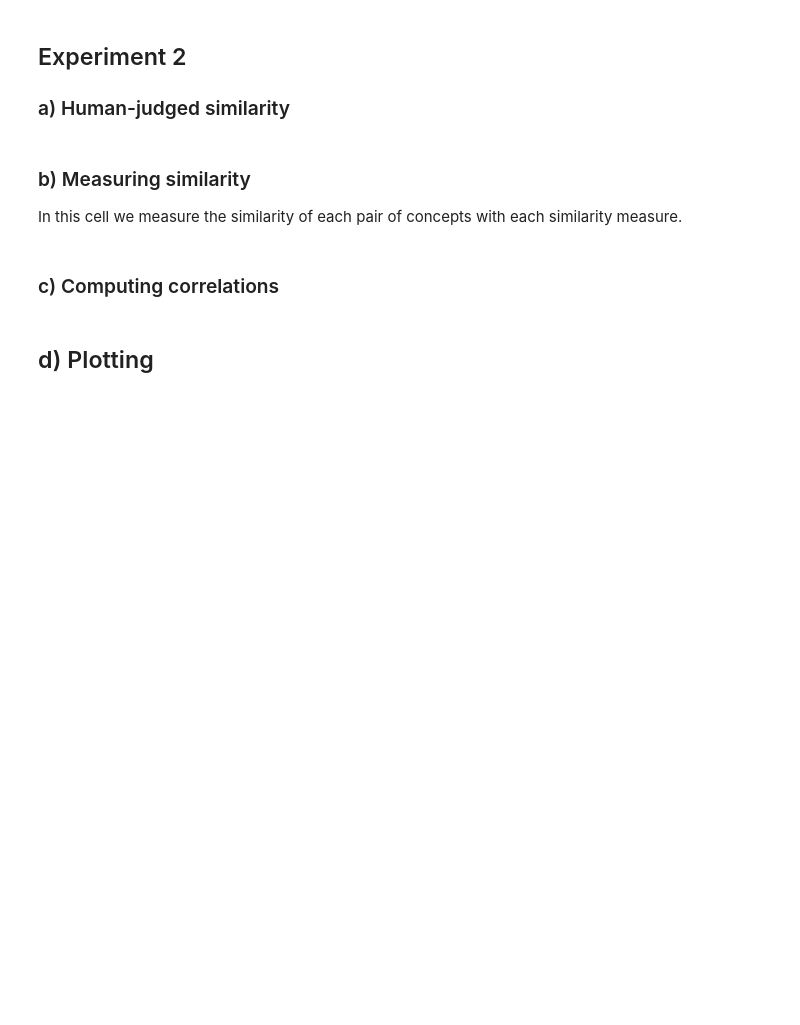
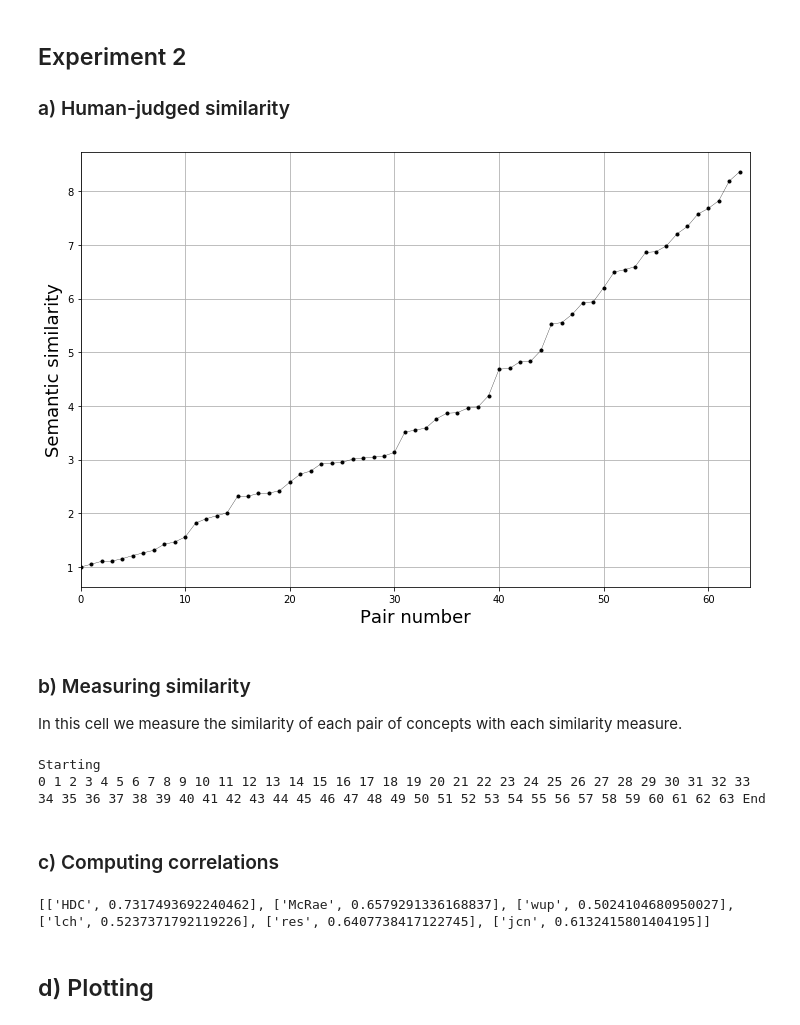
Before and after one commit to jobquiroz/VSA_concepts, a Jupyter notebook: Code/Experiments.ipynb, the cells around one changed output. Saved outputs shown, nothing was run; the diff lists cells and outputs as text; code cells hidden in the pictures; blank space fills up the shorter version.

Commit message:
small changes to plots

```diff
--- a/Code/Experiments.ipynb
+++ b/Code/Experiments.ipynb
@@ -100,47 +110,51 @@ def ListofPairs (number):
     df = pd.read_excel(exp_file)
     if number > 0:
         string = 'Q' + str(number)
     else:
         string = 'average'
     # 1) List of concepts
     ordered = df.sort_values(by=string)
     c1 = map(str, list( ordered['concept 1'] ))
     c2 = map(str, list( ordered['concept 2'] ))
     L1 = map(list, zip(c1,c2))
 
     # 2) Human similarity and stdev
     ordered = df.sort_values(by=string)
     L2 = list(ordered[string])
     L3 = list(ordered['stdev'])
     return L1, L2, L3
 
-PConcepts, Hum_Sim, stdev = ListofPairs(1)
-
+PConcepts, Hum_Sim, stdev = ListofPairs(0)
 
 x = np.array(range(64))
-stdev = np.array(map(lambda x: x*0.5, stdev))
+stdev = np.array(map(lambda x: x*0.25, stdev))
 
-plt.rcParams["figure.figsize"] = [11,7]
+plt.rcParams["figure.figsize"] = [12,8]
 
-line,caps,bars = plt.errorbar(x, Hum_Sim, stdev,
-                    fmt="k-",
-                    #linestyle='None',
-                    marker='.',
-                    markersize=5,
-                    linewidth=0.3,
-                    elinewidth=0.5,
-                    ecolor='k',
-                    capsize=3,
-                    capthick=1.2)
+#plt.plot(Hum_Sim, fmt="k-")
+plt.plot(Hum_Sim, color='k', linestyle='-', marker='.', markersize=6, linewidth=.3 )
+
+#line,caps,bars = plt.errorbar(x, Hum_Sim, stdev,
+#                    fmt="k-",
+#                    #linestyle='None',
+#                    marker='.',
+#                    markersize=5,
+#                    linewidth=0.3,
+#                    elinewidth=0.5,
+#                    ecolor='k',
+#                    capsize=3,
+#                    capthick=1.2)
 
 # plt.setp(bars,label="Std dev")
 # plt.legend(loc=('upper left'), prop={'size': 15})
 plt.xlim((0,64))
 plt.xlabel('Pair number', fontsize=18)
 plt.ylabel('Semantic similarity', fontsize=18)
 plt.grid(True)
 plt.savefig('HumSim.png', dpi=300)
 #plt.errorbar(x, Hum_Sim, stdev, linestyle='None', marker='.')
+# %% [output]
+[figure, added]
 # %% [markdown]
 ### b) Measuring similarity
 
@@ -162,11 +176,14 @@ for pair in PConcepts:
     Dict_jcn[key] = similarity_fun(wn.jcn_similarity, pair, brown_ic)
     key += 1
 print "End"
+# %% [output]
+Starting
+0 1 2 3 4 5 6 7 8 9 10 11 12 13 14 15 16 17 18 19 20 21 22 23 24 25 26 27 28 29 30 31 32 33 34 35 36 37 38 39 40 41 42 43 44 45 46 47 48 49 50 51 52 53 54 55 56 57 58 59 60 61 62 63 End
 # %% [markdown]
 ### c) Computing correlations
 # %%
 # 1) Obtain "human list", it can be the average responses or an specific one
-Hum_sim =  ListofPairs(3) #or Q + #0-30
+Hum_sim =  ListofPairs(1) #or Q + #0-30
 
 # 2) Obtain list of ordered concepts (keys)
 keys = map(lambda x: PConcepts.index(x), Hum_sim[0])
@@ -185,6 +202,8 @@ correlations = [['HDC', pearsonr(Hum_sim[1], HD_sim)[0]], ['McRae', pearsonr(Hum
                 ['res', pearsonr(Hum_sim[1], res_sim)[0]], ['jcn', pearsonr(Hum_sim[1], jcn_sim)[0]]]
 
 print correlations
+# %% [output]
+[['HDC', 0.7317493692240462], ['McRae', 0.6579291336168837], ['wup', 0.5024104680950027], ['lch', 0.5237371792119226], ['res', 0.6407738417122745], ['jcn', 0.6132415801404195]]
 # %% [markdown]
 ## d) Plotting
 # %%
```
Also changed, not shown: parts of 3 cells of this notebook, 4 other files.
